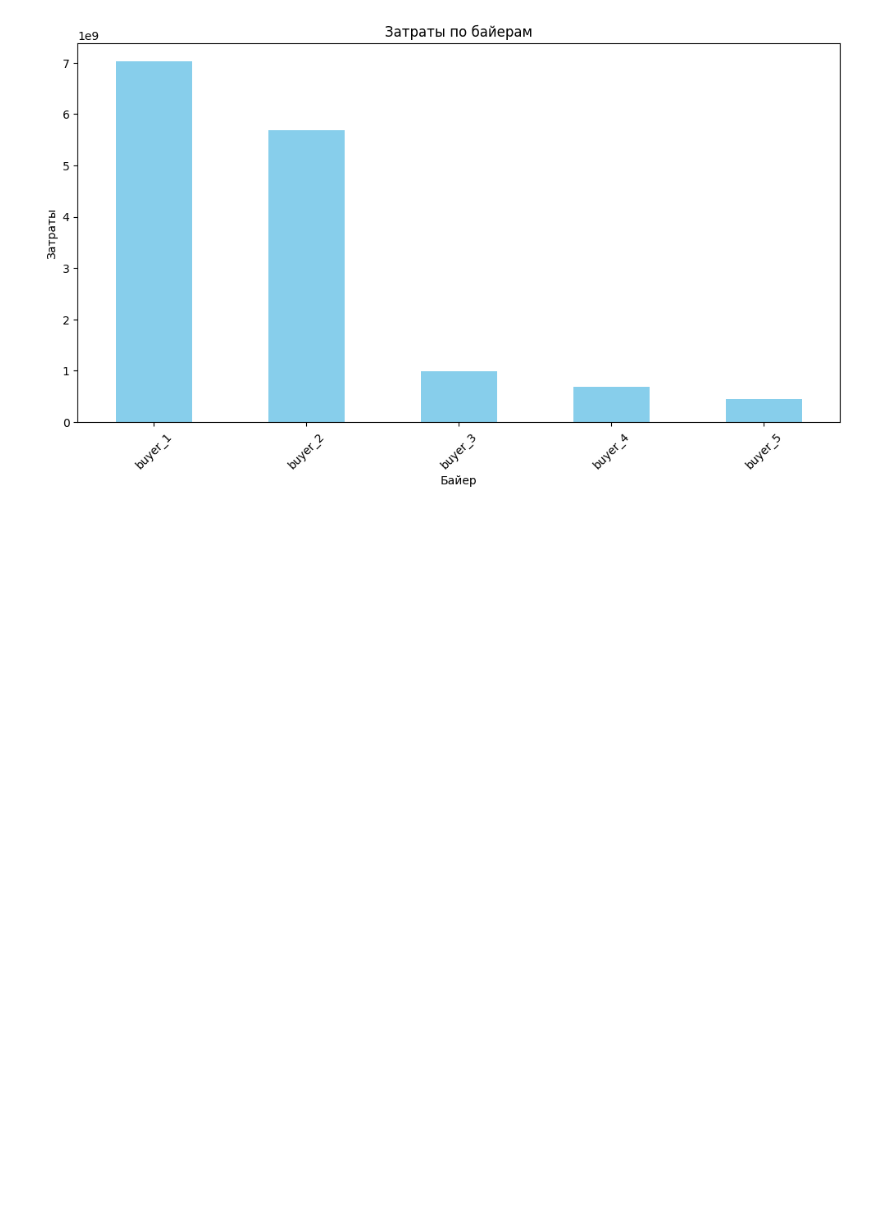
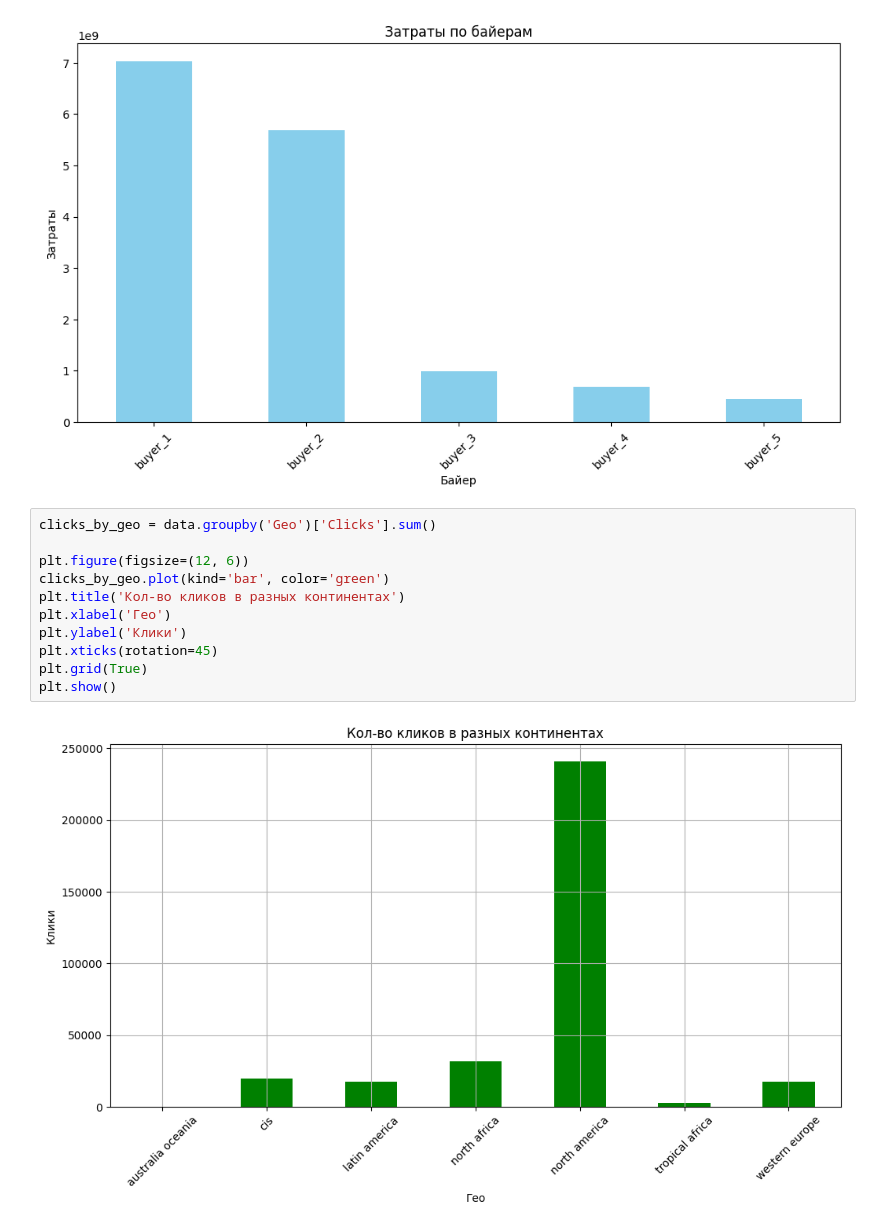
Before and after one commit to IsKate0021/METRICS, a Jupyter notebook: data_analysis.ipynb, the cells around one changed output. Cells and saved outputs as stored; diff of their text form; blank space fills up the shorter version.

Commit message:
add chart_2

```diff
--- a/data_analysis.ipynb
+++ b/data_analysis.ipynb
@@ -96,3 +96,16 @@ plt.xticks(rotation=45)
 plt.show()
 # %% [output]
 [figure]
+# %%
+clicks_by_geo = data.groupby('Geo')['Clicks'].sum()
+
+plt.figure(figsize=(12, 6))
+clicks_by_geo.plot(kind='bar', color='green')
+plt.title('Кол-во кликов в разных континентах')
+plt.xlabel('Гео')
+plt.ylabel('Клики')
+plt.xticks(rotation=45)
+plt.grid(True)
+plt.show()
+# %% [output]
+[figure, added]
```
Also changed, not shown: parts of 3 cells of this notebook.
